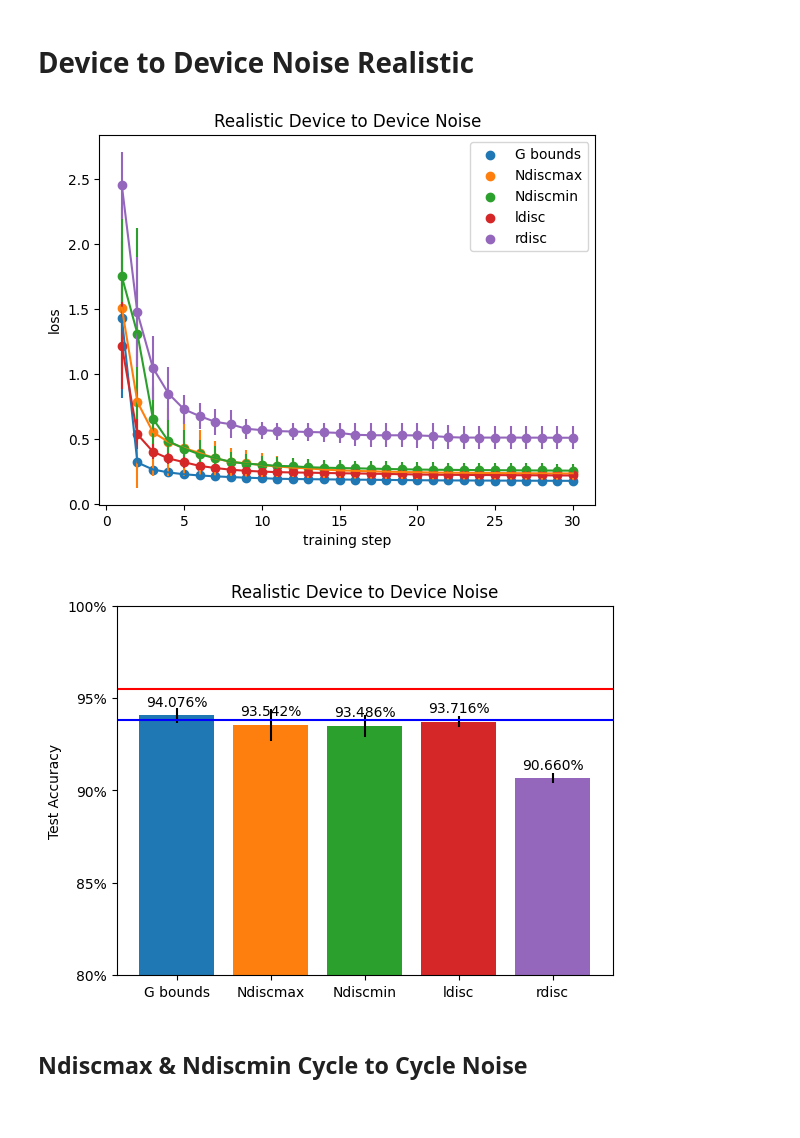
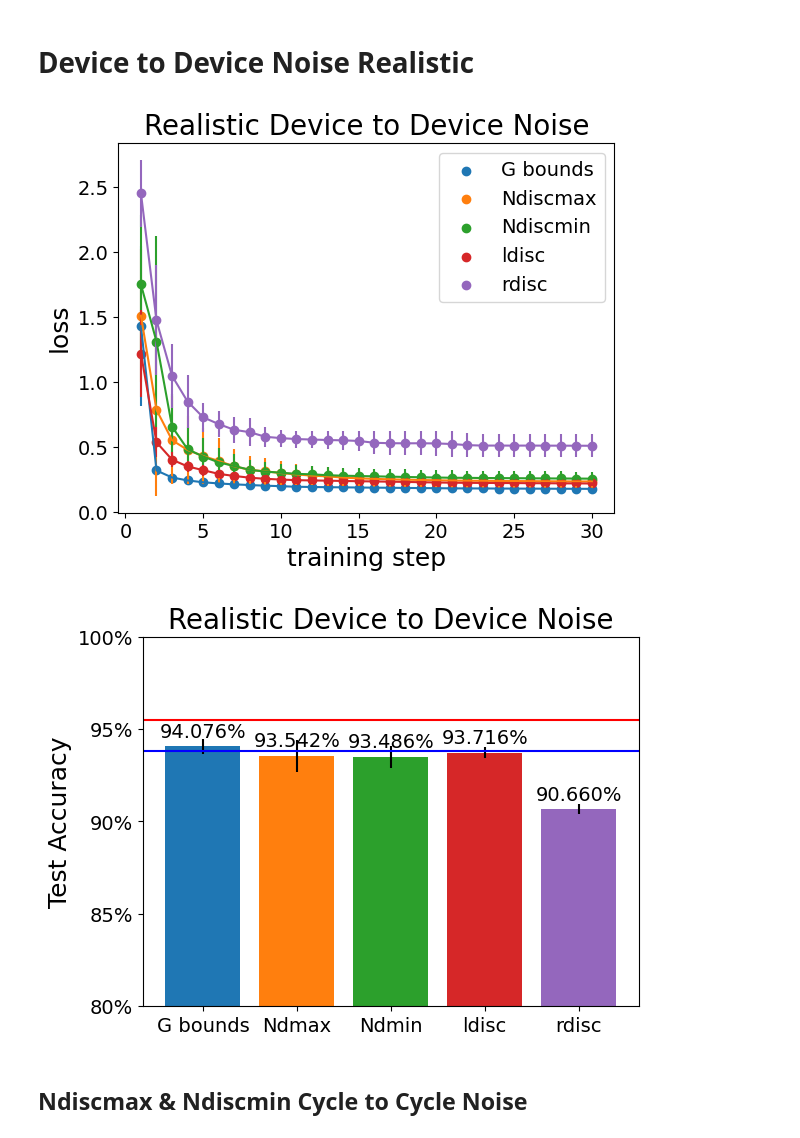
Before and after one commit to IBM/aihwkit, a Jupyter notebook: JART_v1b_tests/wandb_plots.ipynb, the cells around one changed output. Drawn from its saved outputs; the diff is of its cells as text; code cells hidden in the pictures.

Commit message:
plot script

```diff
--- a/JART_v1b_tests/wandb_plots.ipynb
+++ b/JART_v1b_tests/wandb_plots.ipynb
@@ -136,15 +136,21 @@ for i in range(len(job_list)):
 # %% [markdown]
 # Define plot function
 # %%
+fontsize_title = 20
+fontsize_label = 18
+fontsize_legend = 14
+fontsize_ticks = 14
+
 def plot_data_loss(data, plot_run_ids, title, legend_loc = 'upper right', job_names = None):
     if not os.path.exists('figures/'):
         os.makedirs('figures/')
 
     group_count = len(plot_run_ids)
     fig, ax1 = plt.subplots()
-    ax1.set_title(title)
-    ax1.set_xlabel('training step')
-    ax1.set_ylabel('loss')
+    ax1.set_title(title, fontsize=fontsize_title)
+    ax1.set_xlabel('training step', fontsize=fontsize_label)
+    ax1.set_ylabel('loss', fontsize=fontsize_label)
+    ax1.tick_params(labelsize=fontsize_ticks)
     for group_number in range(group_count):
         job = data[plot_run_ids[group_number][0]].job_type
         loss = []
@@ -162,7 +168,7 @@ def plot_data_loss(data, plot_run_ids, title, legend_loc = 'upper right', job_na
         else:
             ax1.scatter([*range(1, len(loss_mean)+1, 1)], loss_mean, label=job_names[group_number])
 
-    ax1.legend(loc = legend_loc)
+    ax1.legend(loc = legend_loc, fontsize=fontsize_legend)
     plt.savefig('figures/%s_loss.png'%title)
     plt.savefig('figures/%s_loss.pdf'%title)
 
@@ -184,16 +190,17 @@ def plot_data_accuracy_base(data, plot_run_ids, title, job_names = None):
         accuracy_std.append(Accuracy.std().iloc[0])
 
     fig, ax2 = plt.subplots()
+    ax2.tick_params(labelsize=fontsize_ticks)
     x_pos = [*range(0, group_count, 1)]
     ax2.bar(x_pos, accuracy_mean, yerr=accuracy_std, color = plt.rcParams['axes.prop_cycle'].by_key()['color'])
     for i in range(len(accuracy_mean)):
         ac = accuracy_mean[i]*100
         if ac >= 80:
             ac = "%.3f" %ac
-            plt.text(x_pos[i], accuracy_mean[i]+0.005, '%s%%'%ac, horizontalalignment='center')
+            plt.text(x_pos[i], accuracy_mean[i]+0.005, '%s%%'%ac, horizontalalignment='center', fontsize=fontsize_legend)
         else:
             ac = "%.3f" %ac
-            plt.text(x_pos[i], 0.80+0.005, '%s%%'%ac, horizontalalignment='center')
+            plt.text(x_pos[i], 0.80+0.005, '%s%%'%ac, horizontalalignment='center', fontsize=fontsize_legend)
     ax2.set_xticks(x_pos)
     if job_names is None:
         ax2.set_xticklabels(names)
@@ -202,8 +209,8 @@ def plot_data_accuracy_base(data, plot_run_ids, title, job_names = None):
     plt.ylim(0.80, 1.0)
     ax2.set_yticks([0.80,0.85,0.90,0.95,1.0])
     ax2.set_yticklabels(['80%','85%','90%','95%','100%'])
-    ax2.set_title(title)
-    ax2.set_ylabel('Test Accuracy')
+    ax2.set_title(title, fontsize=fontsize_title)
+    ax2.set_ylabel('Test Accuracy', fontsize=fontsize_label)
 
 def plot_data_accuracy(data, plot_run_ids, title, job_names = None):
     plot_data_accuracy_base(data, plot_run_ids, title, job_names)
@@ -281,17 +288,18 @@ plot_data_accuracy_with_bar(data = runs, plot_run_ids = run_ids, title = 'Device
 # %%
 run_ids = []
 run_ids.append(w_max_and_w_min_realistic_run_id)
 run_ids.append(Ndiscmax_dtod_realistic_run_id)
 run_ids.append(Ndiscmin_dtod_realistic_run_id)
 run_ids.append(ldet_dtod_realistic_run_id)
 run_ids.append(rdet_dtod_realistic_run_id)
 job_names = ["G bounds", "Ndiscmax", "Ndiscmin", "ldisc", "rdisc"]
 
 plot_data_loss(data = runs, plot_run_ids = run_ids, title = 'Realistic Device to Device Noise', job_names=job_names)
+job_names = ["G bounds", "Ndmax", "Ndmin", "ldisc", "rdisc"]
 plot_data_accuracy_with_bar(data = runs, plot_run_ids = run_ids, title = 'Realistic Device to Device Noise', Floating_Point_Accuracy = Floating_Point_Accuracy, noise_free_Accuracy = noise_free_Accuracy, job_names=job_names)
 # %% [output]
-[figure, old version]
+[figure, new version]
-[figure, old version]
+[figure, new version]
 # %% [markdown]
 ## Ndiscmax & Ndiscmin Cycle to Cycle Noise
 # %%
```
Also changed, not shown: parts of 6 cells of this notebook.
